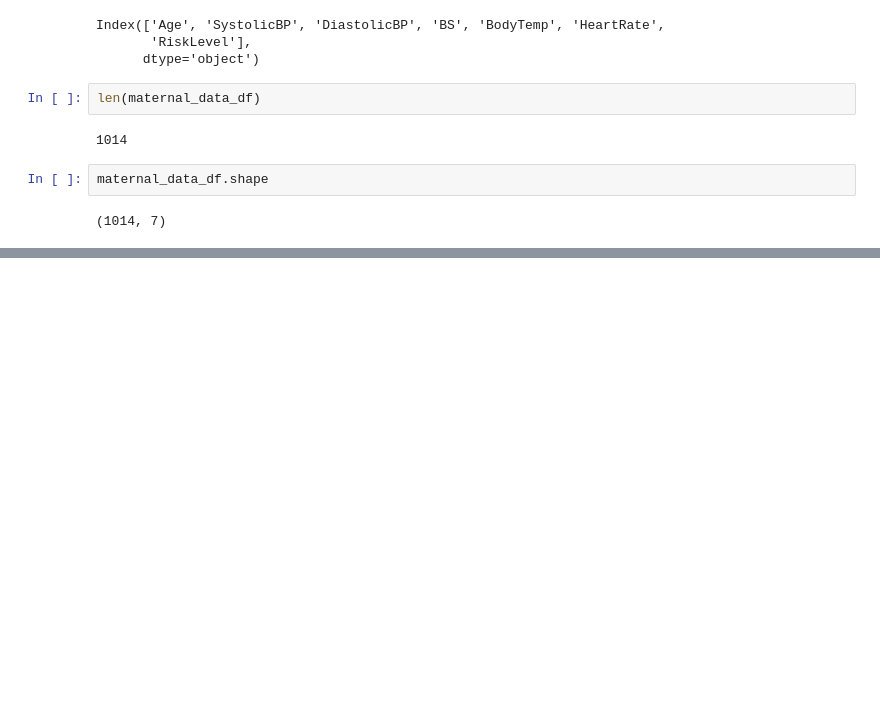
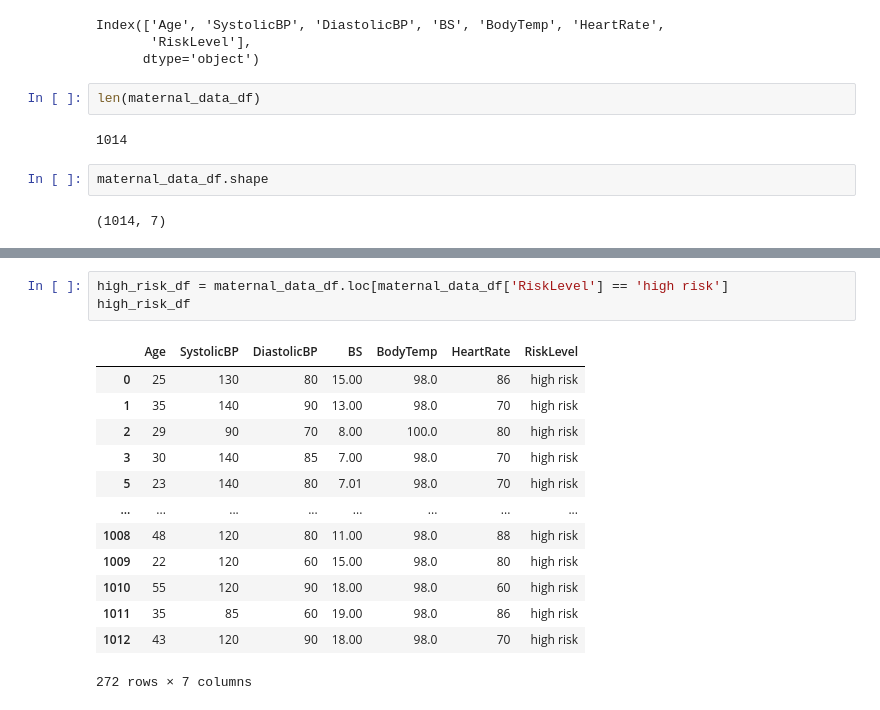
Before and after one commit to angepacatte/Maternal_health_risk, a Jupyter notebook: Maternal Health Risk.ipynb, the cells around one changed output, grey strips where cells are left out. Saved outputs shown, nothing was run; the diff lists cells and outputs as text; blank space fills up the shorter version.

```diff
--- a/Maternal Health Risk.ipynb
+++ b/Maternal Health Risk.ipynb
@@ -59,0 +76,17 @@ dtype: int64
+# %%
+high_risk_df = maternal_data_df.loc[maternal_data_df['RiskLevel'] == 'high risk']
+high_risk_df
+# %% [output]
+|  | Age | SystolicBP | DiastolicBP | BS | BodyTemp | HeartRate | RiskLevel |
+| 0 | 25 | 130 | 80 | 15.00 | 98.0 | 86 | high risk |
+| 1 | 35 | 140 | 90 | 13.00 | 98.0 | 70 | high risk |
+| 2 | 29 | 90 | 70 | 8.00 | 100.0 | 80 | high risk |
+| 3 | 30 | 140 | 85 | 7.00 | 98.0 | 70 | high risk |
+| 5 | 23 | 140 | 80 | 7.01 | 98.0 | 70 | high risk |
+| ... | ... | ... | ... | ... | ... | ... | ... |
+| 1008 | 48 | 120 | 80 | 11.00 | 98.0 | 88 | high risk |
+| 1009 | 22 | 120 | 60 | 15.00 | 98.0 | 80 | high risk |
+| 1010 | 55 | 120 | 90 | 18.00 | 98.0 | 60 | high risk |
+| 1011 | 35 | 85 | 60 | 19.00 | 98.0 | 86 | high risk |
+| 1012 | 43 | 120 | 90 | 18.00 | 98.0 | 70 | high risk |
+272 rows × 7 columns
```
Also changed, not shown: parts of 8 cells of this notebook.
